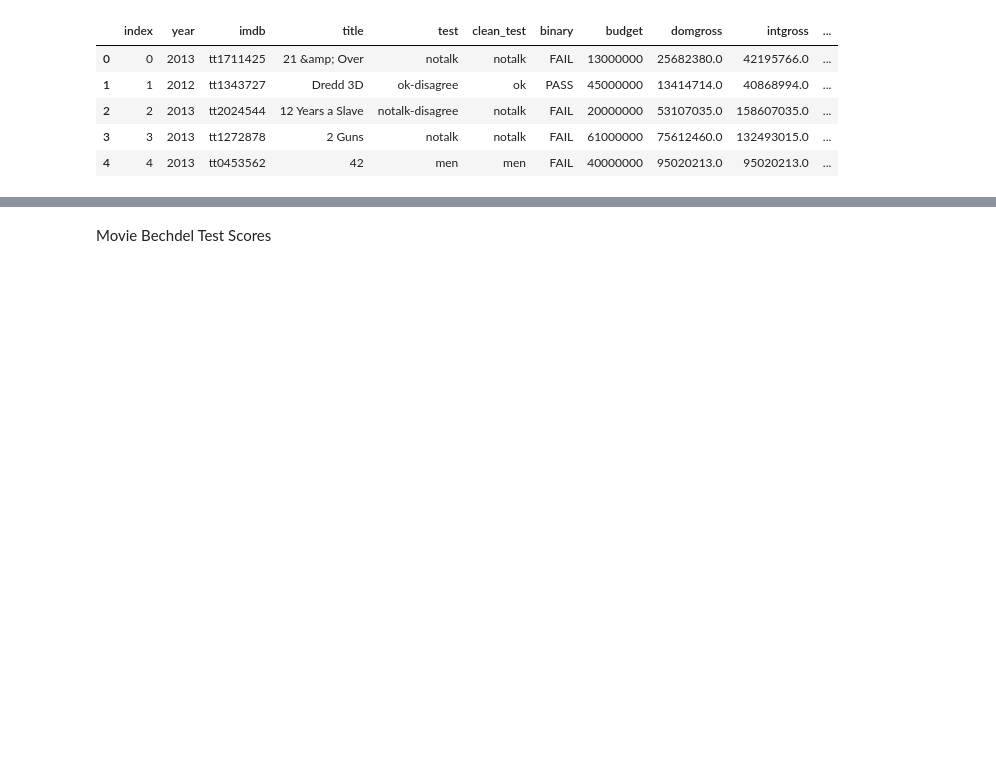
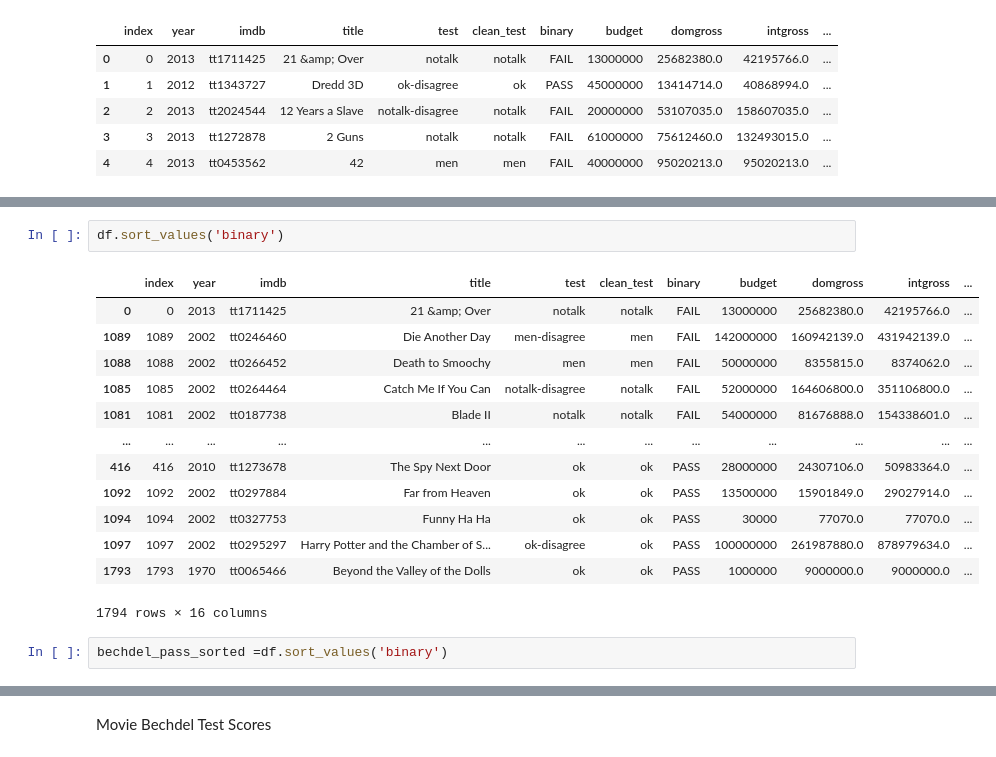
Before and after one commit to berjusti/IronHackLabs, a Jupyter notebook: Week 5/MidTermProject.ipynb, the cells around one changed output, grey strips where cells are left out. Saved outputs shown, nothing was run; the diff lists cells and outputs as text; blank space fills up the shorter version.

```diff
--- a/Week 5/MidTermProject.ipynb
+++ b/Week 5/MidTermProject.ipynb
@@ -22,0 +58,18 @@ df.head()
+# %%
+df.sort_values('binary')
+# %% [output]
+|  | index | year | imdb | title | test | clean_test | binary | budget | domgross | intgross | ... |
+| 0 | 0 | 2013 | tt1711425 | 21 &amp; Over | notalk | notalk | FAIL | 13000000 | 25682380.0 | 42195766.0 | ... |
+| 1089 | 1089 | 2002 | tt0246460 | Die Another Day | men-disagree | men | FAIL | 142000000 | 160942139.0 | 431942139.0 | ... |
+| 1088 | 1088 | 2002 | tt0266452 | Death to Smoochy | men | men | FAIL | 50000000 | 8355815.0 | 8374062.0 | ... |
+| 1085 | 1085 | 2002 | tt0264464 | Catch Me If You Can | notalk-disagree | notalk | FAIL | 52000000 | 164606800.0 | 351106800.0 | ... |
+| 1081 | 1081 | 2002 | tt0187738 | Blade II | notalk | notalk | FAIL | 54000000 | 81676888.0 | 154338601.0 | ... |
+| ... | ... | ... | ... | ... | ... | ... | ... | ... | ... | ... | ... |
+| 416 | 416 | 2010 | tt1273678 | The Spy Next Door | ok | ok | PASS | 28000000 | 24307106.0 | 50983364.0 | ... |
+| 1092 | 1092 | 2002 | tt0297884 | Far from Heaven | ok | ok | PASS | 13500000 | 15901849.0 | 29027914.0 | ... |
+| 1094 | 1094 | 2002 | tt0327753 | Funny Ha Ha | ok | ok | PASS | 30000 | 77070.0 | 77070.0 | ... |
+| 1097 | 1097 | 2002 | tt0295297 | Harry Potter and the Chamber of S... | ok-disagree | ok | PASS | 100000000 | 261987880.0 | 878979634.0 | ... |
+| 1793 | 1793 | 1970 | tt0065466 | Beyond the Valley of the Dolls | ok | ok | PASS | 1000000 | 9000000.0 | 9000000.0 | ... |
+1794 rows × 16 columns
+# %%
+bechdel_pass_sorted =df.sort_values('binary')
```
Also changed, not shown: parts of 19 cells of this notebook, 24 other files.
